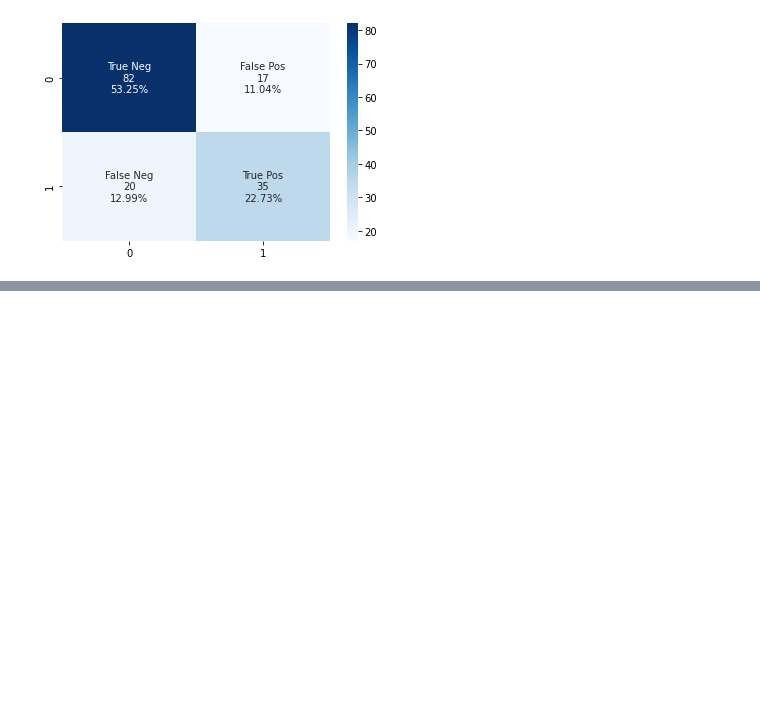
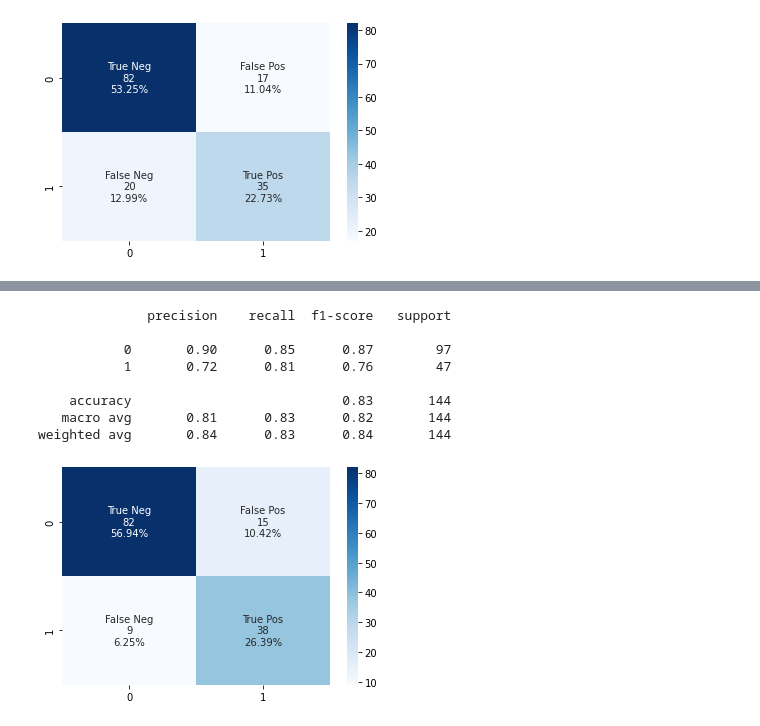
Before and after one commit to ismailucrn/Diabetes-Analysis-and-Classification, a Jupyter notebook: notebook.ipynb, the cells around one changed output, grey strips where cells are left out. Cells and saved outputs as stored; diff of their text form; code cells hidden in the pictures; blank space fills up the shorter version.

```diff
--- a/notebook.ipynb
+++ b/notebook.ipynb
@@ -466,0 +524,22 @@ weighted avg       0.82      0.82      0.82       154
+# %%
+X = df_z.iloc[:,0:8]  #independent columns
+y = df_z.iloc[:,-1]    #target column i.e price range
+x_train, x_test, y_train, y_test = train_test_split(X, y, test_size=0.2, random_state=42)
+
+study = optuna.create_study(direction='maximize')
+study.optimize(objective, n_trials=500)
+
+print('Number of finished trials: {}'.format(len(study.trials)))
+print('Best trial:')
+trial = study.best_trial
+
+print('  Value: {}'.format(trial.value))
+print('  Params: ')
+
+for key, value in trial.params.items():
+    print('    {}: {}'.format(key, value))
+
+params = trial.params
+
+optuna_xgb_z = XGBClassifier(**params)
+optuna_xgb_z.fit(x_train, y_train)
@@ -466,0 +589,12 @@ weighted avg       0.82      0.82      0.82       154
+# %%
+model_evaluation(optuna_xgb_z, x_test, y_test)
+# %% [output]
+              precision    recall  f1-score   support
+
+           0       0.90      0.85      0.87        97
+           1       0.72      0.81      0.76        47
+
+    accuracy                           0.83       144
+   macro avg       0.81      0.83      0.82       144
+weighted avg       0.84      0.83      0.84       144
+[figure, added]
```
Also changed, not shown: parts of 14 cells of this notebook.
